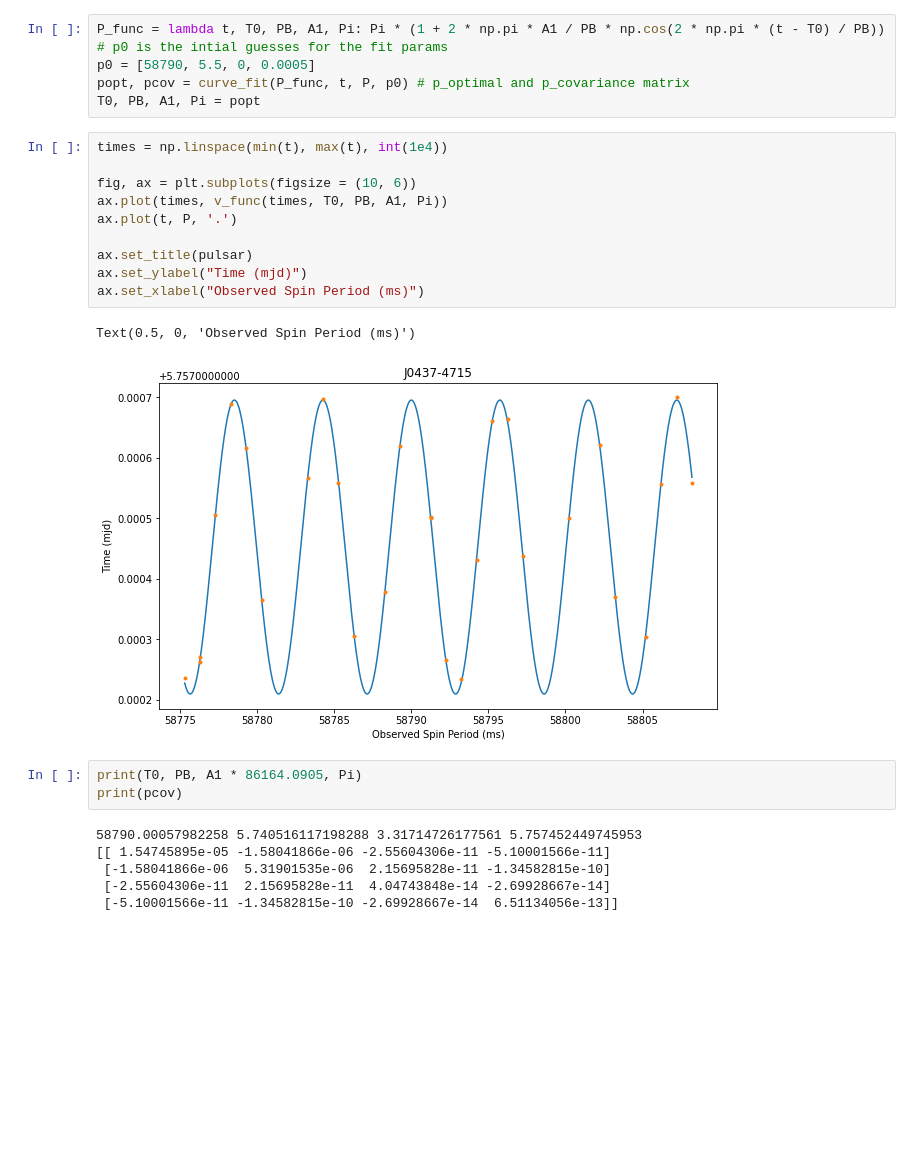
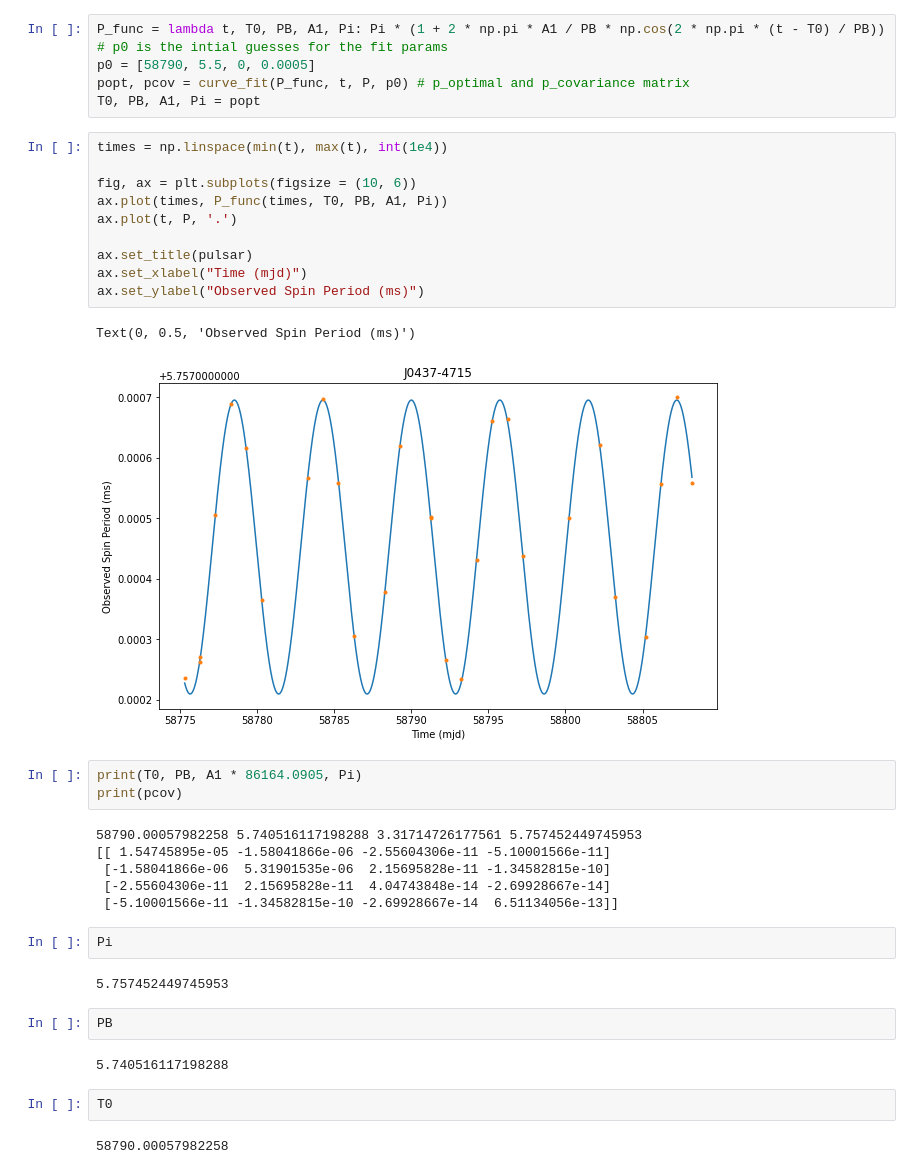
Before and after one commit to minifold/SDSS24-Pulsars, a Jupyter notebook: psr_orbit.ipynb, the cells around one changed output. Cells and saved outputs as stored; diff of their text form; blank space fills up the shorter version.

```diff
--- a/psr_orbit.ipynb
+++ b/psr_orbit.ipynb
@@ -79,16 +79,16 @@ T0, PB, A1, Pi = popt
 # %%
 times = np.linspace(min(t), max(t), int(1e4))
 
 fig, ax = plt.subplots(figsize = (10, 6))
-ax.plot(times, v_func(times, T0, PB, A1, Pi))
+ax.plot(times, P_func(times, T0, PB, A1, Pi))
 ax.plot(t, P, '.')
 
 ax.set_title(pulsar)
-ax.set_ylabel("Time (mjd)")
-ax.set_xlabel("Observed Spin Period (ms)")
+ax.set_xlabel("Time (mjd)")
+ax.set_ylabel("Observed Spin Period (ms)")
 # %% [output]
-Text(0.5, 0, 'Observed Spin Period (ms)')
+Text(0, 0.5, 'Observed Spin Period (ms)')
-[figure, old version]
+[figure, new version]
 # %%
 print(T0, PB, A1 * 86164.0905, Pi)
 print(pcov)
@@ -98,3 +98,15 @@ print(pcov)
  [-1.58041866e-06  5.31901535e-06  2.15695828e-11 -1.34582815e-10]
  [-2.55604306e-11  2.15695828e-11  4.04743848e-14 -2.69928667e-14]
  [-5.10001566e-11 -1.34582815e-10 -2.69928667e-14  6.51134056e-13]]
+# %%
+Pi
+# %% [output]
+5.757452449745953
+# %%
+PB
+# %% [output]
+5.740516117198288
+# %%
+T0
+# %% [output]
+58790.00057982258
```
Also changed, not shown: parts of 1 cell of this notebook.
